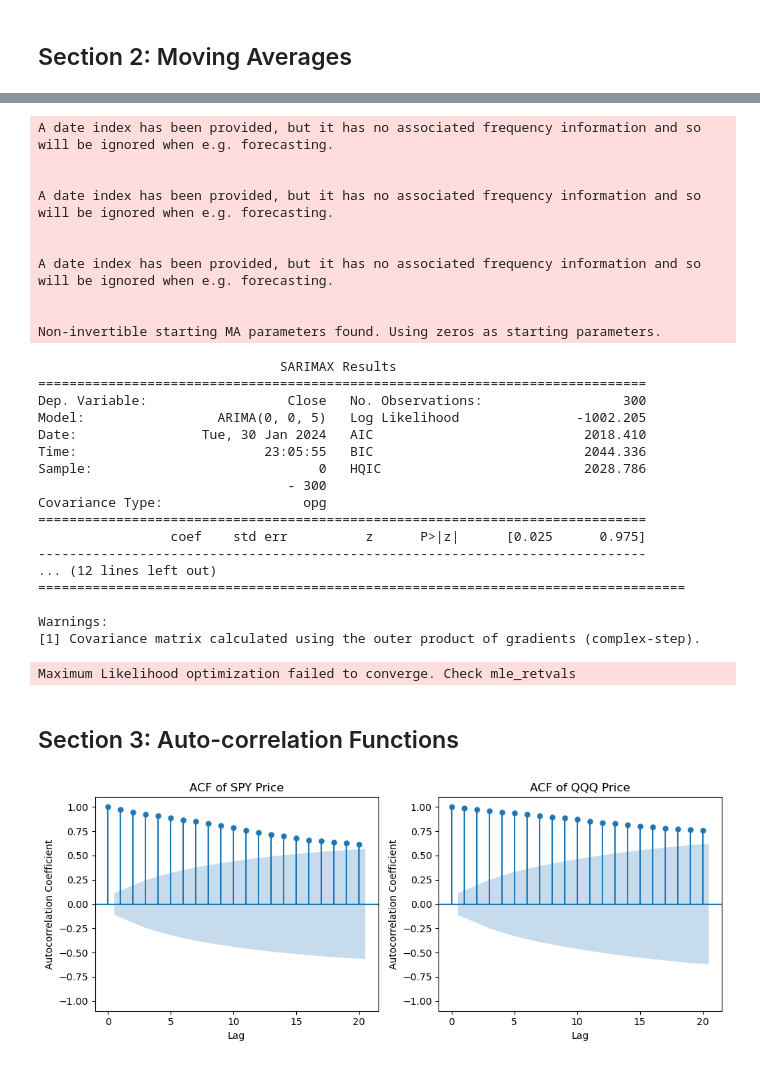
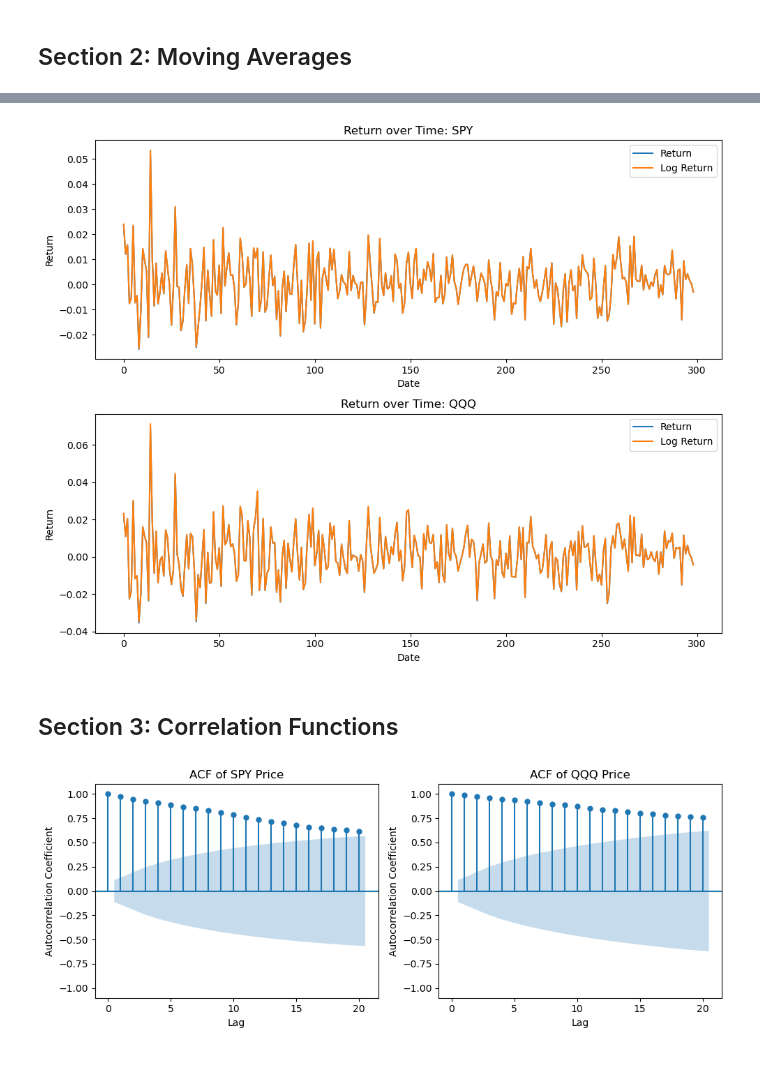
Before and after one commit to MC-Kangan/Algo_Trading_ETF_Analytics, a Jupyter notebook: etf_analysis.ipynb, the cells around one changed output, grey strips where cells are left out. Saved outputs shown, nothing was run; the diff lists cells and outputs as text; code cells hidden in the pictures.

```diff
--- a/etf_analysis.ipynb
+++ b/etf_analysis.ipynb
@@ -92,3 +118,31 @@ plt.show()
+# %%
+def get_return(data, col, log=False):
+
+    if log:
+        return np.log(np.array(data[col][1:]) / np.array(data[col][:-1]))
+    else:
+        return (np.array(data[col][1:]) - np.array(data[col][:-1]))/np.array(data[col][1:])
+
+
+fig, axs = plt.subplots(2, 1, figsize = (10, 8))
+
+axs[0].plot(get_return(ETF1_data, COL), label='Return')
+axs[0].plot(get_return(ETF1_data, COL, log = True), label='Log Return')
+axs[0].set_title(f'Return over Time: {ETF1}')
+axs[0].set_xlabel('Date')
+axs[0].set_ylabel('Return')
+axs[0].legend()
+
+axs[1].plot(get_return(ETF2_data, COL), label='Return')
+axs[1].plot(get_return(ETF2_data, COL, log = True), label='Log Return')
+axs[1].set_title(f'Return over Time: {ETF2}')
+axs[1].set_xlabel('Date')
+axs[1].set_ylabel('Return')
+axs[1].legend()
+
+plt.tight_layout()
+# %% [output]
+[figure, added]
 # %%
 from statsmodels.tsa.arima.model import ARIMA
 
@@ -101,38 +155,9 @@ def arima_model(df, col, order, show_summary = False):
     return results
 
 
-ma_5 = arima_model(df=SPY_data, col=COL, order=(0, 0, 5), show_summary=True)
+# ma_5 = arima_model(df=ETF1_data, col=COL, order=(0, 0, 5), show_summary=True)
-# %% [output]
-A date index has been provided, but it has no associated frequency information and so will be ignored when e.g. forecasting.
-
-
-A date index has been provided, but it has no associated frequency information and so will be ignored when e.g. forecasting.
-
-
-A date index has been provided, but it has no associated frequency information and so will be ignored when e.g. forecasting.
-
-
-Non-invertible starting MA parameters found. Using zeros as starting parameters.
-                               SARIMAX Results
-==============================================================================
-Dep. Variable:                  Close   No. Observations:                  300
-Model:                 ARIMA(0, 0, 5)   Log Likelihood               -1002.205
-Date:                Tue, 30 Jan 2024   AIC                           2018.410
-Time:                        23:05:55   BIC                           2044.336
-Sample:                             0   HQIC                          2028.786
-                                - 300
-Covariance Type:                  opg
-==============================================================================
-                 coef    std err          z      P>|z|      [0.025      0.975]
-------------------------------------------------------------------------------
-... (12 lines left out)
-===================================================================================
-
-Warnings:
-[1] Covariance matrix calculated using the outer product of gradients (complex-step).
-Maximum Likelihood optimization failed to converge. Check mle_retvals
 # %% [markdown]
-## Section 3: Auto-correlation Functions
+## Section 3: Correlation Functions
 # %%
 # Plot the ACF
 fig, axs = plt.subplots(1, 2, figsize=(10, 4))
```
Also changed, not shown: parts of 13 cells of this notebook.
